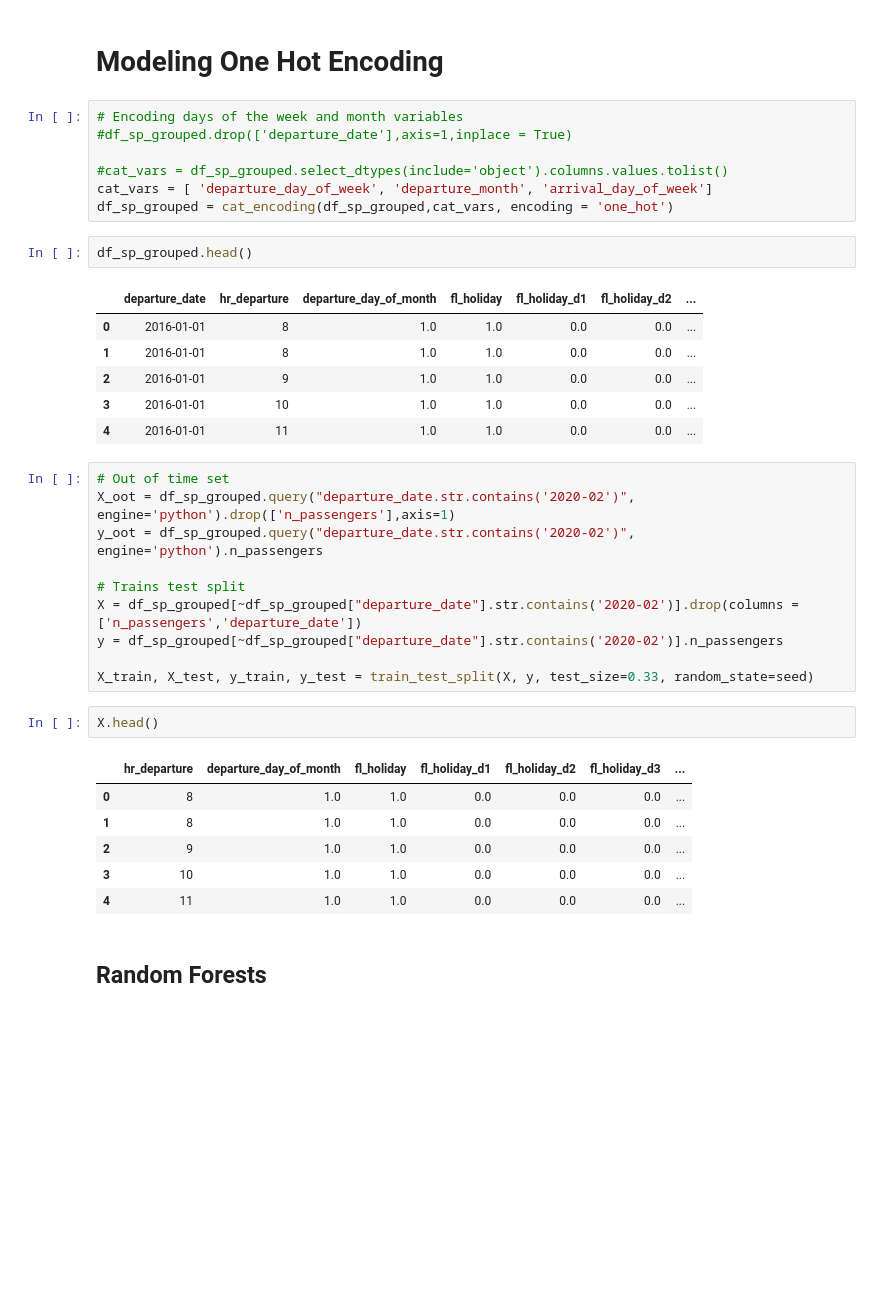
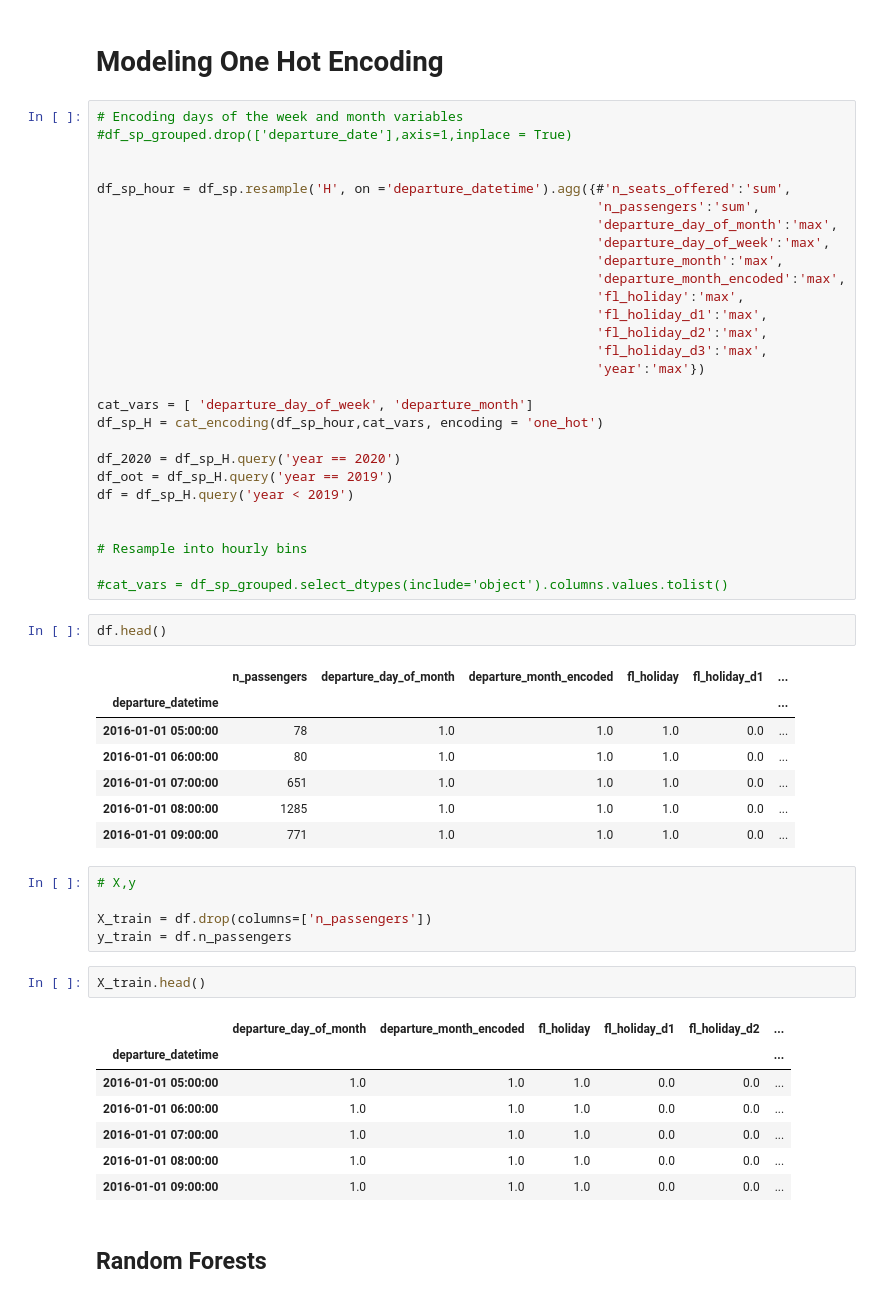
Before and after one commit to welberthdouglas/Civil_Aviation_ML, a Jupyter notebook: CA_SP-RJ.ipynb, the cells around one changed output. Saved outputs shown, nothing was run; the diff lists cells and outputs as text; blank space fills up the shorter version.

```diff
--- a/CA_SP-RJ.ipynb
+++ b/CA_SP-RJ.ipynb
@@ -448,41 +447,59 @@ df_sp_grouped.query("'2019-10-09' <= departure_date <= '2019-10-11' ").reset_ind
 [figure]
 # %% [markdown]
 # Modeling One Hot Encoding
-# %%
-# Encoding days of the week and month variables
-#df_sp_grouped.drop(['departure_date'],axis=1,inplace = True)
-
-#cat_vars = df_sp_grouped.select_dtypes(include='object').columns.values.tolist()
-cat_vars = [ 'departure_day_of_week', 'departure_month', 'arrival_day_of_week']
-df_sp_grouped = cat_encoding(df_sp_grouped,cat_vars, encoding = 'one_hot')
+# %%
+# Encoding days of the week and month variables
+#df_sp_grouped.drop(['departure_date'],axis=1,inplace = True)
+
+
+df_sp_hour = df_sp.resample('H', on ='departure_datetime').agg({#'n_seats_offered':'sum',
+                                                                'n_passengers':'sum',
+                                                                'departure_day_of_month':'max',
+                                                                'departure_day_of_week':'max',
+                                                                'departure_month':'max',
+                                                                'departure_month_encoded':'max',
+                                                                'fl_holiday':'max',
+                                                                'fl_holiday_d1':'max',
+                                                                'fl_holiday_d2':'max',
+                                                                'fl_holiday_d3':'max',
+                                                                'year':'max'})
+
+cat_vars = [ 'departure_day_of_week', 'departure_month']
+df_sp_H = cat_encoding(df_sp_hour,cat_vars, encoding = 'one_hot')
+
+df_2020 = df_sp_H.query('year == 2020')
+df_oot = df_sp_H.query('year == 2019')
+df = df_sp_H.query('year < 2019')
+
+
+# Resample into hourly bins
+
+#cat_vars = df_sp_grouped.select_dtypes(include='object').columns.values.tolist()
 # %%
-df_sp_grouped.head()
+df.head()
 # %% [output]
-|  | departure_date | hr_departure | departure_day_of_month | fl_holiday | fl_holiday_d1 | fl_holiday_d2 | ... |
-| 0 | 2016-01-01 | 8 | 1.0 | 1.0 | 0.0 | 0.0 | ... |
-| 1 | 2016-01-01 | 8 | 1.0 | 1.0 | 0.0 | 0.0 | ... |
-| 2 | 2016-01-01 | 9 | 1.0 | 1.0 | 0.0 | 0.0 | ... |
-| 3 | 2016-01-01 | 10 | 1.0 | 1.0 | 0.0 | 0.0 | ... |
-| 4 | 2016-01-01 | 11 | 1.0 | 1.0 | 0.0 | 0.0 | ... |
+|  | n_passengers | departure_day_of_month | departure_month_encoded | fl_holiday | fl_holiday_d1 | ... |
+| departure_datetime |  |  |  |  |  | ... |
+| 2016-01-01 05:00:00 | 78 | 1.0 | 1.0 | 1.0 | 0.0 | ... |
+| 2016-01-01 06:00:00 | 80 | 1.0 | 1.0 | 1.0 | 0.0 | ... |
+| 2016-01-01 07:00:00 | 651 | 1.0 | 1.0 | 1.0 | 0.0 | ... |
+| 2016-01-01 08:00:00 | 1285 | 1.0 | 1.0 | 1.0 | 0.0 | ... |
+| 2016-01-01 09:00:00 | 771 | 1.0 | 1.0 | 1.0 | 0.0 | ... |
-# %%
-# Out of time set
-X_oot = df_sp_grouped.query("departure_date.str.contains('2020-02')", engine='python').drop(['n_passengers'],axis=1)
-y_oot = df_sp_grouped.query("departure_date.str.contains('2020-02')", engine='python').n_passengers
-
-# Trains test split
-X = df_sp_grouped[~df_sp_grouped["departure_date"].str.contains('2020-02')].drop(columns = ['n_passengers','departure_date'])
-y = df_sp_grouped[~df_sp_grouped["departure_date"].str.contains('2020-02')].n_passengers
-
-X_train, X_test, y_train, y_test = train_test_split(X, y, test_size=0.33, random_state=seed)
+# %%
+# X,y
+
+X_train = df.drop(columns=['n_passengers'])
+y_train = df.n_passengers
 # %%
-X.head()
+X_train.head()
 # %% [output]
-|  | hr_departure | departure_day_of_month | fl_holiday | fl_holiday_d1 | fl_holiday_d2 | fl_holiday_d3 | ... |
-| 0 | 8 | 1.0 | 1.0 | 0.0 | 0.0 | 0.0 | ... |
-| 1 | 8 | 1.0 | 1.0 | 0.0 | 0.0 | 0.0 | ... |
-| 2 | 9 | 1.0 | 1.0 | 0.0 | 0.0 | 0.0 | ... |
-| 3 | 10 | 1.0 | 1.0 | 0.0 | 0.0 | 0.0 | ... |
-| 4 | 11 | 1.0 | 1.0 | 0.0 | 0.0 | 0.0 | ... |
+|  | departure_day_of_month | departure_month_encoded | fl_holiday | fl_holiday_d1 | fl_holiday_d2 | ... |
+| departure_datetime |  |  |  |  |  | ... |
+| 2016-01-01 05:00:00 | 1.0 | 1.0 | 1.0 | 0.0 | 0.0 | ... |
+| 2016-01-01 06:00:00 | 1.0 | 1.0 | 1.0 | 0.0 | 0.0 | ... |
+| 2016-01-01 07:00:00 | 1.0 | 1.0 | 1.0 | 0.0 | 0.0 | ... |
+| 2016-01-01 08:00:00 | 1.0 | 1.0 | 1.0 | 0.0 | 0.0 | ... |
+| 2016-01-01 09:00:00 | 1.0 | 1.0 | 1.0 | 0.0 | 0.0 | ... |
 # %% [markdown]
 ## Random Forests
 # %% [markdown]
```
Also changed, not shown: parts of 7 cells of this notebook.
